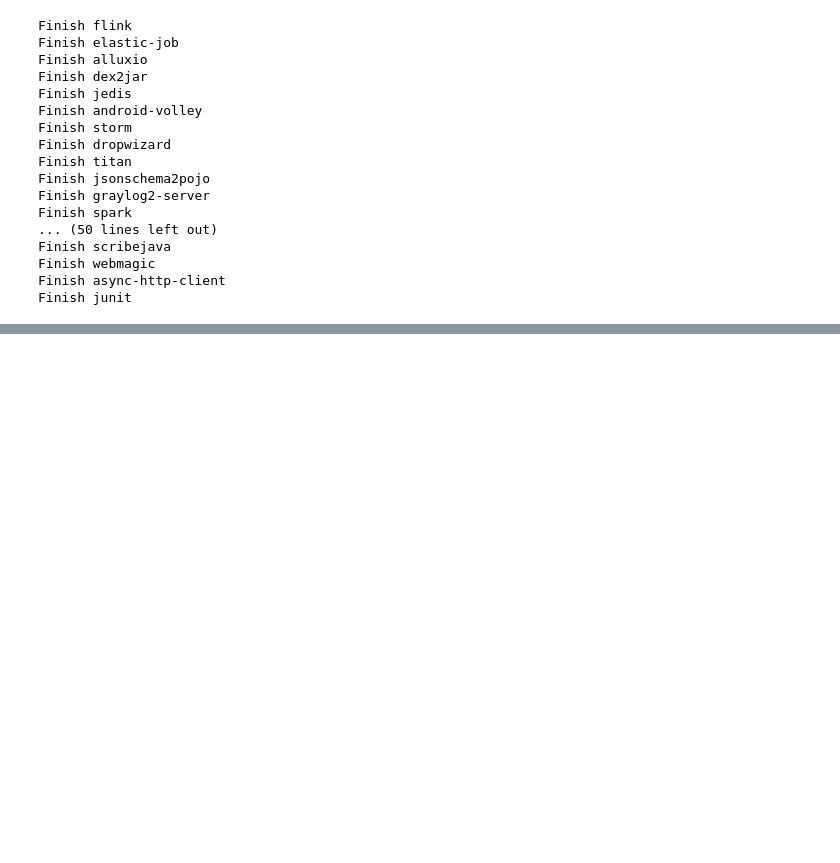
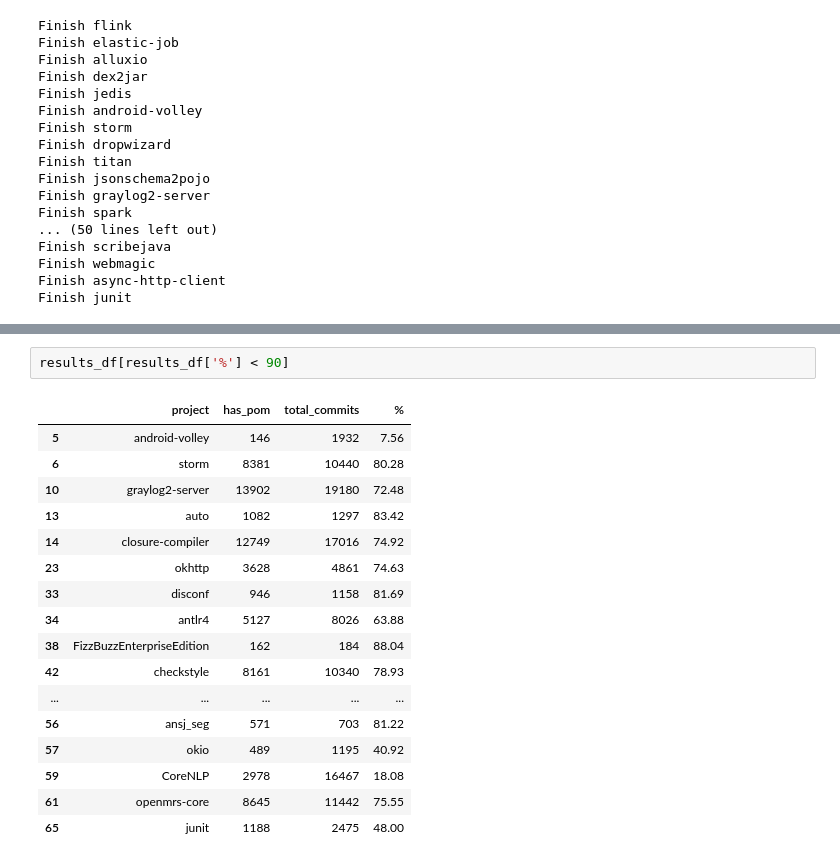
Before and after one commit to codeurjc/TestabilityStudy, a Jupyter notebook: notebooks/ProjectAnalysis/TestAnalysis/CountMavenCommits.ipynb, the cells around one changed output, grey strips where cells are left out. Saved outputs shown, nothing was run; the diff lists cells and outputs as text; blank space fills up the shorter version.

```diff
--- a/notebooks/ProjectAnalysis/TestAnalysis/CountMavenCommits.ipynb
+++ b/notebooks/ProjectAnalysis/TestAnalysis/CountMavenCommits.ipynb
@@ -112,0 +141,20 @@ Finish junit
+# %%
+results_df[results_df['%'] < 90]
+# %% [output]
+|  | project | has_pom | total_commits | % |
+| 5 | android-volley | 146 | 1932 | 7.56 |
+| 6 | storm | 8381 | 10440 | 80.28 |
+| 10 | graylog2-server | 13902 | 19180 | 72.48 |
+| 13 | auto | 1082 | 1297 | 83.42 |
+| 14 | closure-compiler | 12749 | 17016 | 74.92 |
+| 23 | okhttp | 3628 | 4861 | 74.63 |
+| 33 | disconf | 946 | 1158 | 81.69 |
+| 34 | antlr4 | 5127 | 8026 | 63.88 |
+| 38 | FizzBuzzEnterpriseEdition | 162 | 184 | 88.04 |
+| 42 | checkstyle | 8161 | 10340 | 78.93 |
+| ... | ... | ... | ... | ... |
+| 56 | ansj_seg | 571 | 703 | 81.22 |
+| 57 | okio | 489 | 1195 | 40.92 |
+| 59 | CoreNLP | 2978 | 16467 | 18.08 |
+| 61 | openmrs-core | 8645 | 11442 | 75.55 |
+| 65 | junit | 1188 | 2475 | 48.00 |
```
Also changed, not shown: parts of 7 cells of this notebook, 1 other file.
